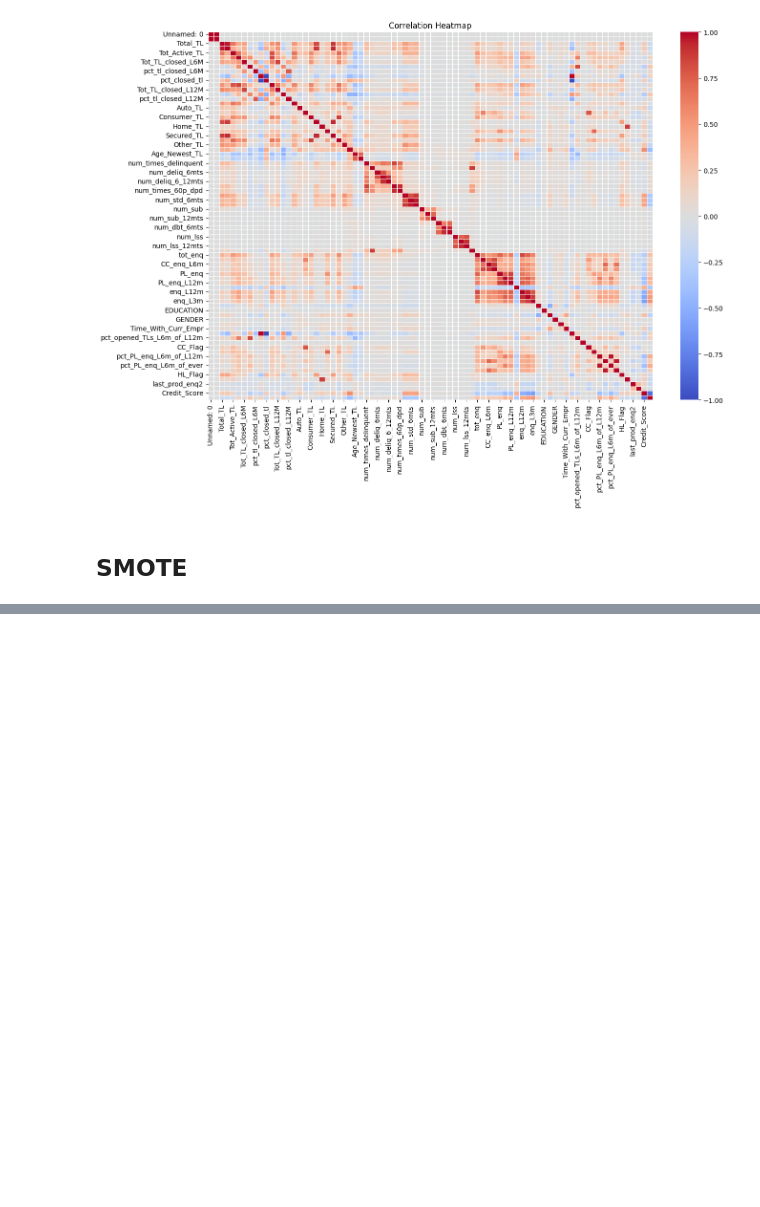
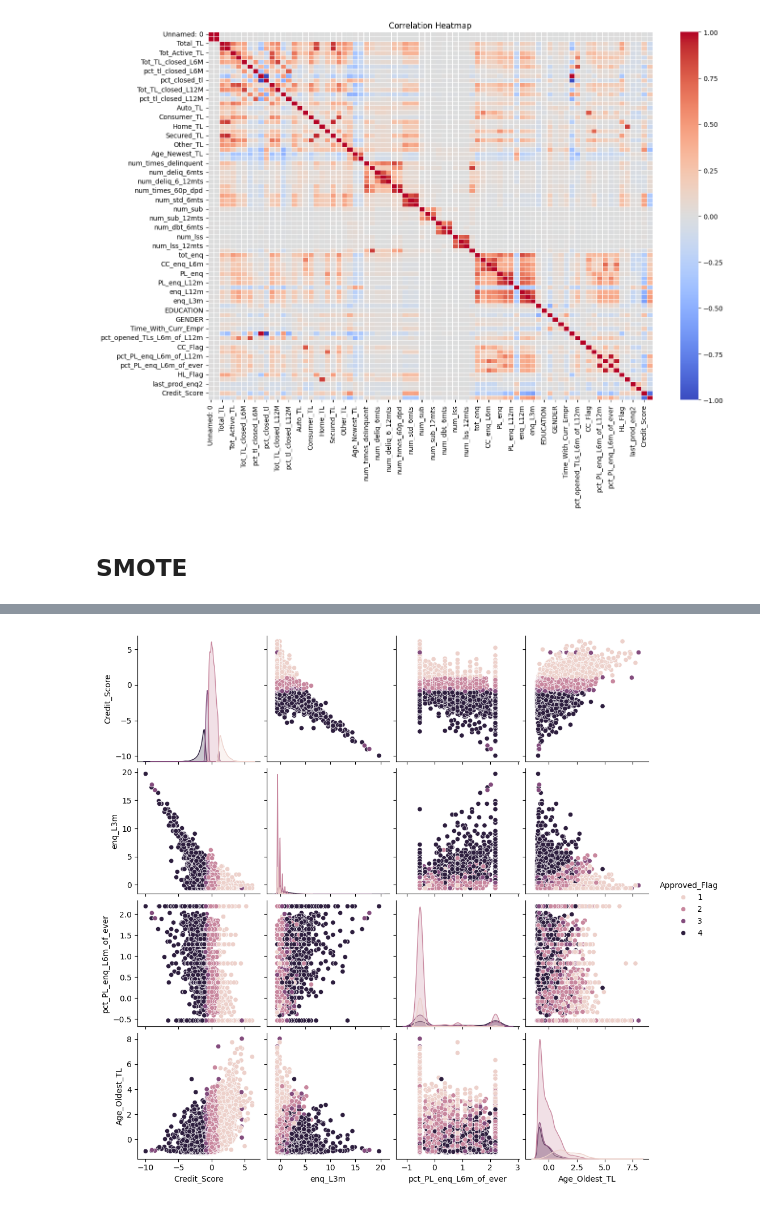
Before and after one commit to dev02chandan/Credit-Risk-Modelling, a Jupyter notebook: research2.ipynb, the cells around one changed output, grey strips where cells are left out. Drawn from its saved outputs; the diff is of its cells as text; code cells hidden in the pictures; blank space fills up the shorter version.

```diff
--- a/research2.ipynb
+++ b/research2.ipynb
@@ -204,0 +285,7 @@ plt.show()
+# %%
+# Pairplot for a subset of features
+subset_features = ['Credit_Score', 'enq_L3m', 'pct_PL_enq_L6m_of_ever', 'Age_Oldest_TL', 'Approved_Flag']
+sns.pairplot(df[subset_features], hue='Approved_Flag')
+plt.show()
+# %% [output]
+[figure, added]
```
Also changed, not shown: parts of 21 cells of this notebook, 5 other files.
